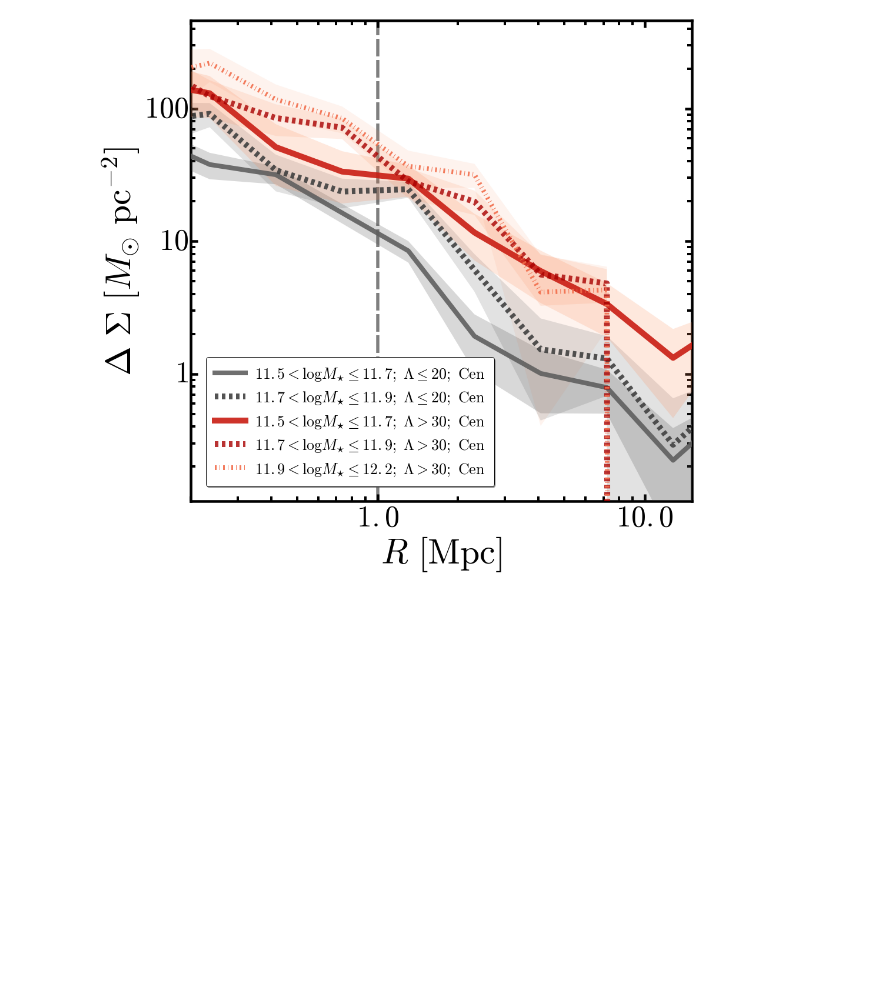
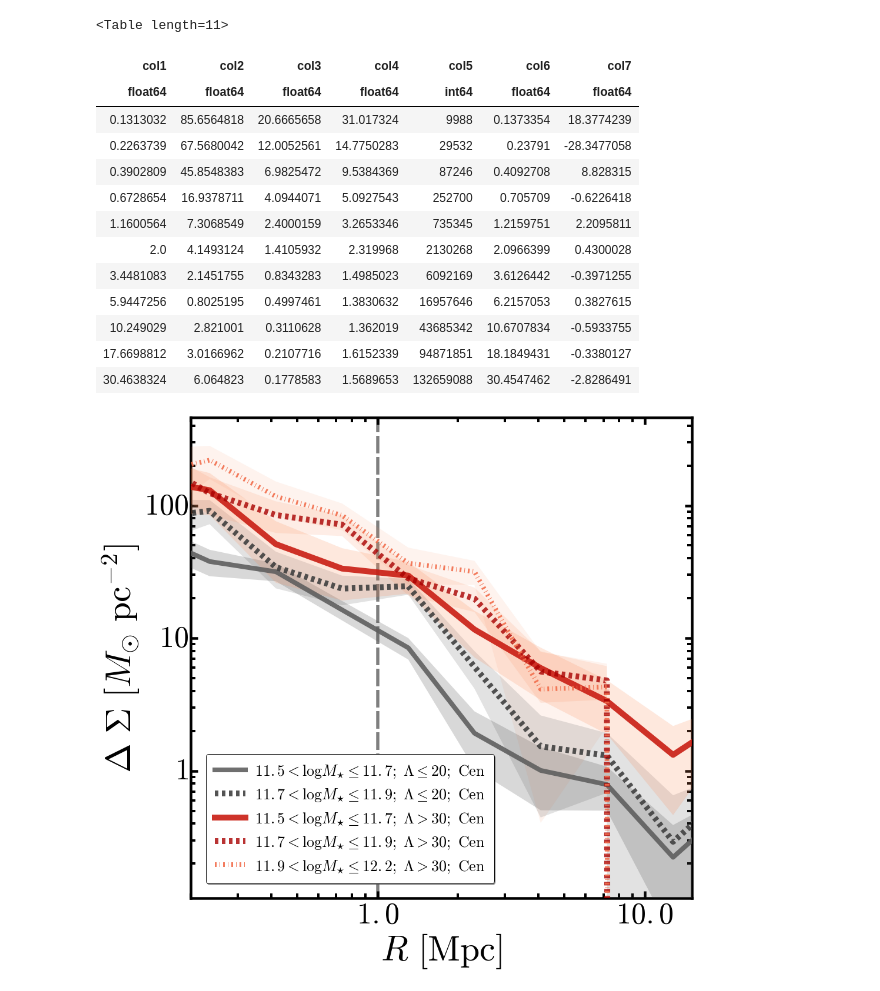
Before and after one commit to dr-guangtou/hsc_redbcg, a Jupyter notebook: note/dr1/dr1_massive_lensing.ipynb, the cells around one changed output. Drawn from its saved outputs; the diff is of its cells as text; code cells hidden in the pictures; blank space fills up the shorter version.

```diff
--- a/note/dr1/dr1_massive_lensing.ipynb
+++ b/note/dr1/dr1_massive_lensing.ipynb
@@ -163,6 +163,10 @@ redbcg_zbin2_lens = Table.read(os.path.join(lenDir, 'redBCG_fsps1_ZBin2.txt'), f
 
 nonbcg_zbin1_lens = Table.read(os.path.join(lenDir, 'nonBCG_fsps1_ZBin1.txt'), format='ascii')
 nonbcg_zbin2_lens = Table.read(os.path.join(lenDir, 'nonBCG_fsps1_ZBin2.txt'), format='ascii')
+
+# 2016/10/27 by Alexie
+m100_high_m10_lens = Table.read(os.path.join(lenDir, 'm100_high_m10.txt'), format='ascii')
+m100_low_m10_lens = Table.read(os.path.join(lenDir, 'm100_low_m10.txt'), format='ascii')
 # %%
 redMR1, redMS1, redMSe1 = redbcg_mbin1_lens['col1'], redbcg_mbin1_lens['col2'], redbcg_mbin1_lens['col3']
 redMR2, redMS2, redMSe2 = redbcg_mbin2_lens['col1'], redbcg_mbin2_lens['col2'], redbcg_mbin2_lens['col3']
@@ -189,3 +193,20 @@ redZL2, redZU2 = (redZS2 - redZSe2), (redZS2 + redZSe2)
 
 nonZL1, nonZU1 = (nonZS1 - nonZSe1), (nonZS1 + nonZSe1)
 nonZL2, nonZU2 = (nonZS2 - nonZSe2), (nonZS2 + nonZSe2)
+# %%
+m100_high_m10_lens
+# %% [output]
+<Table length=11>
+| col1 | col2 | col3 | col4 | col5 | col6 | col7 |
+| float64 | float64 | float64 | float64 | int64 | float64 | float64 |
+| 0.1313032 | 85.6564818 | 20.6665658 | 31.017324 | 9988 | 0.1373354 | 18.3774239 |
+| 0.2263739 | 67.5680042 | 12.0052561 | 14.7750283 | 29532 | 0.23791 | -28.3477058 |
+| 0.3902809 | 45.8548383 | 6.9825472 | 9.5384369 | 87246 | 0.4092708 | 8.828315 |
+| 0.6728654 | 16.9378711 | 4.0944071 | 5.0927543 | 252700 | 0.705709 | -0.6226418 |
+| 1.1600564 | 7.3068549 | 2.4000159 | 3.2653346 | 735345 | 1.2159751 | 2.2095811 |
+| 2.0 | 4.1493124 | 1.4105932 | 2.319968 | 2130268 | 2.0966399 | 0.4300028 |
+| 3.4481083 | 2.1451755 | 0.8343283 | 1.4985023 | 6092169 | 3.6126442 | -0.3971255 |
+| 5.9447256 | 0.8025195 | 0.4997461 | 1.3830632 | 16957646 | 6.2157053 | 0.3827615 |
+| 10.249029 | 2.821001 | 0.3110628 | 1.362019 | 43685342 | 10.6707834 | -0.5933755 |
+| 17.6698812 | 3.0166962 | 0.2107716 | 1.6152339 | 94871851 | 18.1849431 | -0.3380127 |
+| 30.4638324 | 6.064823 | 0.1778583 | 1.5689653 | 132659088 | 30.4547462 | -2.8286491 |
```
Also changed, not shown: parts of 2 cells of this notebook, 23 other files.
